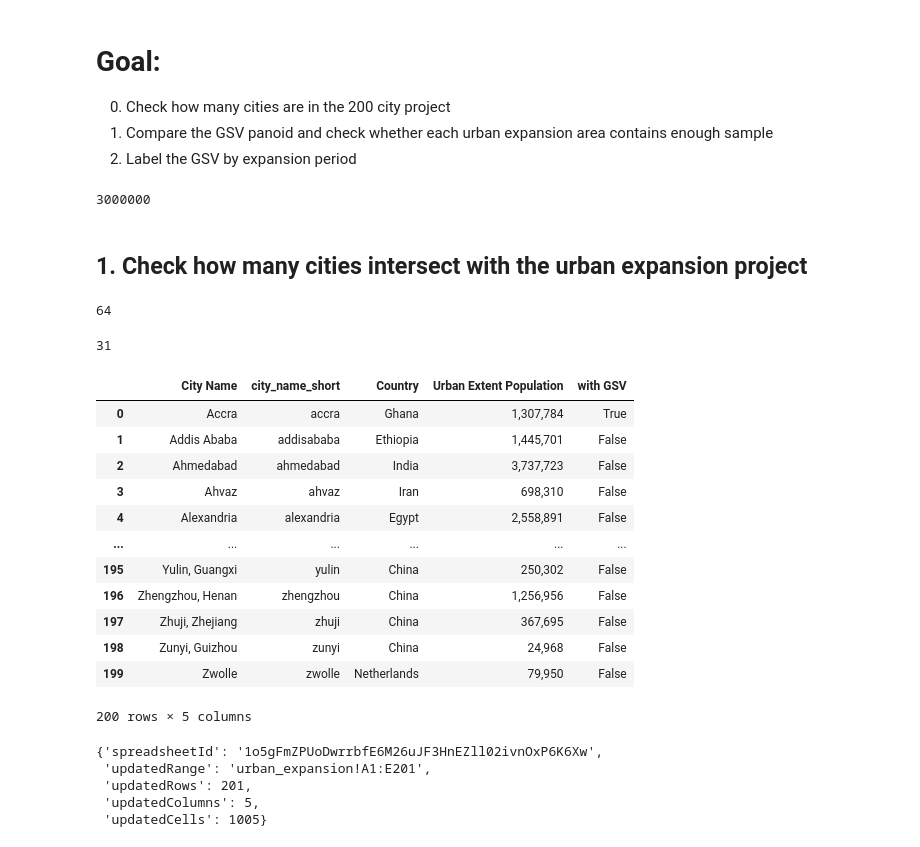
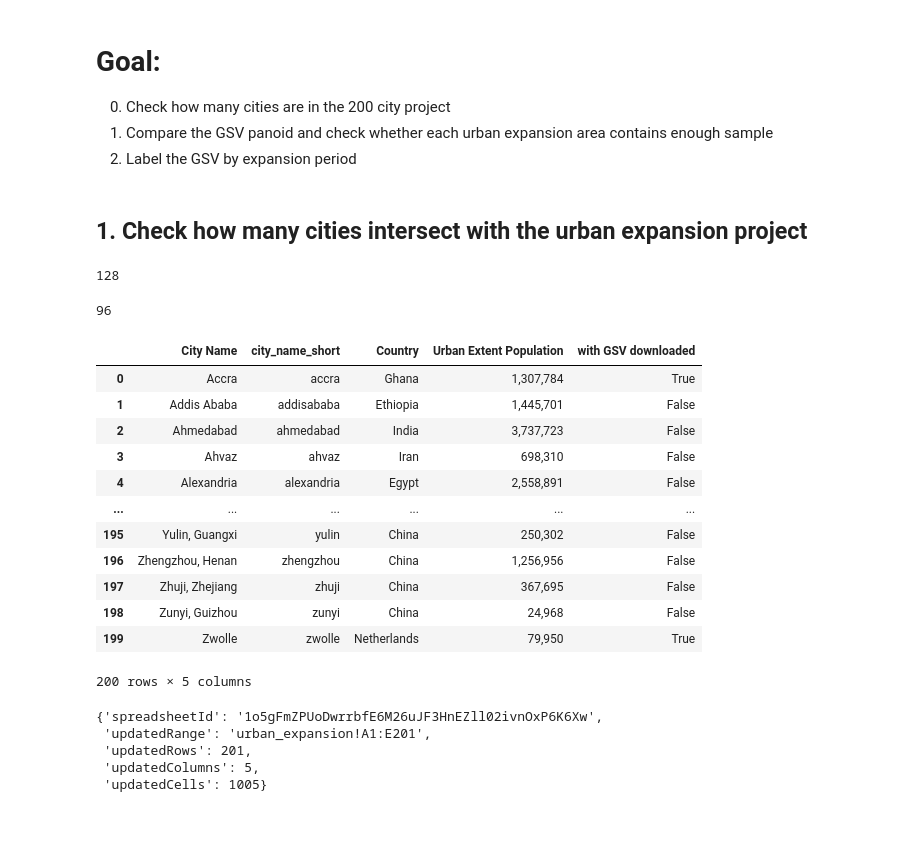
Before and after one commit to brookefzy/uvi-time-machine, a Jupyter notebook: _script/A-city-never-was/B3_urban_expansion.ipynb, the cells around one changed output. Drawn from its saved outputs; the diff is of its cells as text; code cells hidden in the pictures.

```diff
--- a/_script/A-city-never-was/B3_urban_expansion.ipynb
+++ b/_script/A-city-never-was/B3_urban_expansion.ipynb
@@ -24,8 +24,3 @@ RAW_FOLDER_ROOT = "/lustre1/g/geog_pyloo/05_timemachine/_raw"
-# %%
-TGT_FILE = "gsv_pano_label.csv"
-# these are selected panoids, assign them with an expansion ring, after downloading all gsv, merge the gsv path as well
-# %% [output]
-3000000
 # %% [markdown]
 ## 1. Check how many cities intersect with the urban expansion project
 # %%
@@ -36,11 +31,11 @@ expdf['city_name_short'] = expdf['City Name'].apply(lambda x: x.split(",")[0].lo
 # %%
 import glob
 GSV_FOLDER = "/lustre1/g/geog_pyloo/05_timemachine/GSV/gsv_rgb/"
-GSV_PANO_LS = glob.glob(GSV_FOLDER + "*/gsvmeta/gsv_pano.csv")
+GSV_PANO_LS = glob.glob(GSV_FOLDER + "*/gsvmeta/gsv_pano_label.csv")
 city_with_data = set([x.split("/")[-3] for x in GSV_PANO_LS])
 len(city_with_data)
 # %% [output]
-64
+128
 # %%
 unavailable = ["cairo",  # too few images
                "hochiminhcity",
@@ -50,14 +45,14 @@ city_to_label = city_with_data.intersection(set(expdf['city_name_short'].unique(
 city_to_label = [x for x in city_to_label if not x in unavailable]
 len(city_to_label)
 # %% [output]
-31
+96
 # %%
 # create a new google sheet to check which of the 200 cities already captured
 toupdate = expdf[['City Name','city_name_short','Country','Urban Extent Population']].reset_index(drop = True)
-toupdate['with GSV'] = toupdate['city_name_short'].isin(city_to_label)
+toupdate['with GSV downloaded'] = toupdate['city_name_short'].isin(city_to_label)
 toupdate
 # %% [output]
-|  | City Name | city_name_short | Country | Urban Extent Population | with GSV |
+|  | City Name | city_name_short | Country | Urban Extent Population | with GSV downloaded |
 | 0 | Accra | accra | Ghana | 1,307,784 | True |
 | 1 | Addis Ababa | addisababa | Ethiopia | 1,445,701 | False |
 | 2 | Ahmedabad | ahmedabad | India | 3,737,723 | False |
@@ -68,7 +63,7 @@ toupdate
 | 196 | Zhengzhou, Henan | zhengzhou | China | 1,256,956 | False |
 | 197 | Zhuji, Zhejiang | zhuji | China | 367,695 | False |
 | 198 | Zunyi, Guizhou | zunyi | China | 24,968 | False |
-| 199 | Zwolle | zwolle | Netherlands | 79,950 | False |
+| 199 | Zwolle | zwolle | Netherlands | 79,950 | True |
 200 rows × 5 columns
 # %%
 import os
```
Also changed, not shown: parts of 9 cells of this notebook, 5 other files.
